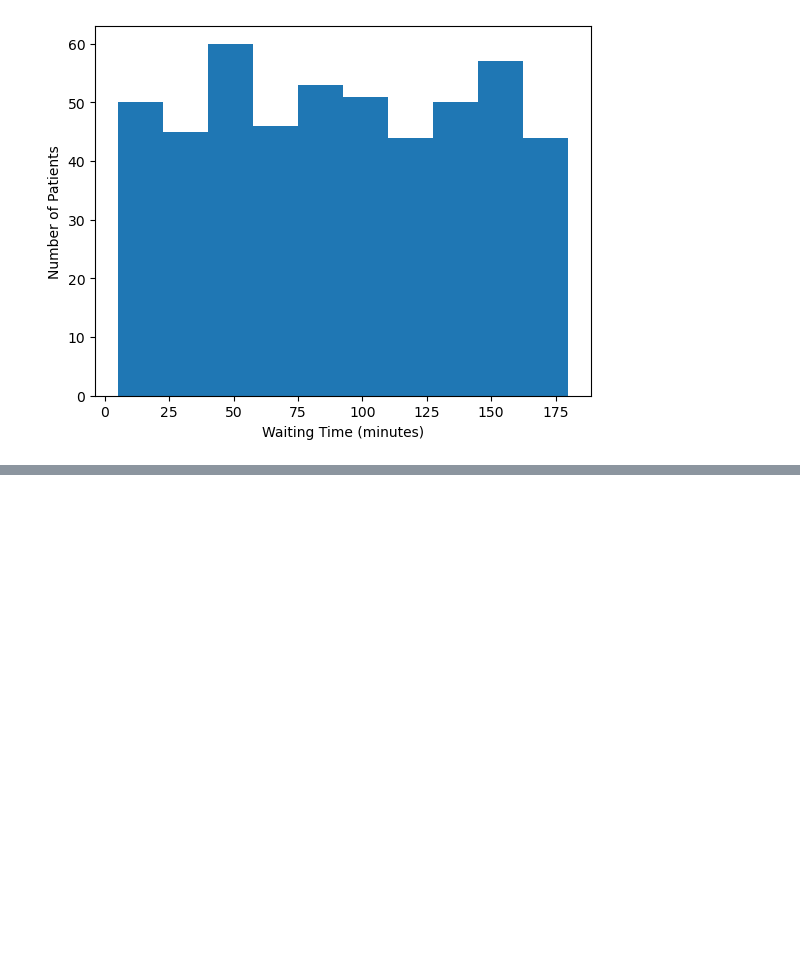
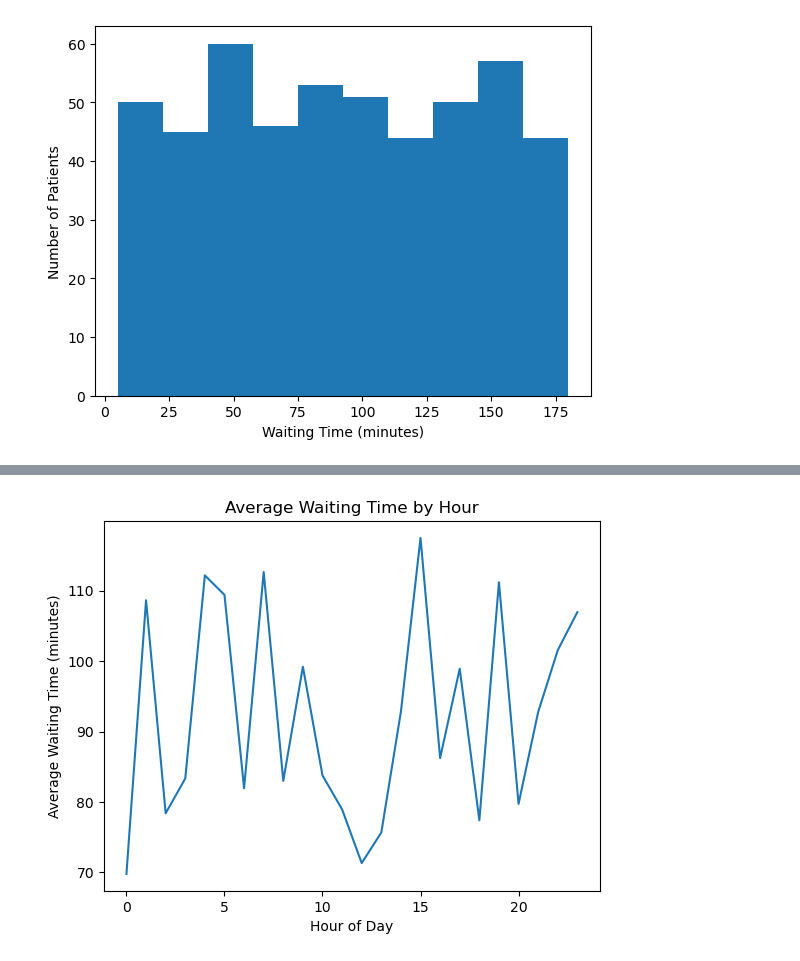
Before and after one commit to abhishekbabu-git/ed-flow-optimization-ai, a Jupyter notebook: patient_flow_analysis.ipynb, the cells around one changed output, grey strips where cells are left out. Cells and saved outputs as stored; diff of their text form; code cells hidden in the pictures; blank space fills up the shorter version.

```diff
--- a/patient_flow_analysis.ipynb
+++ b/patient_flow_analysis.ipynb
@@ -150,0 +178,16 @@ plt.show()
+# %%
+df["arrival_time"] = pd.to_datetime(df["arrival_time"])
+
+df["arrival_hour"] = df["arrival_time"].dt.hour
+
+hourly_wait = df.groupby("arrival_hour")["wait_time_minutes"].mean()
+
+hourly_wait.plot()
+
+plt.title("Average Waiting Time by Hour")
+plt.xlabel("Hour of Day")
+plt.ylabel("Average Waiting Time (minutes)")
+
+plt.show()
+# %% [output]
+[figure, added]
```
Also changed, not shown: parts of 2 cells of this notebook.
